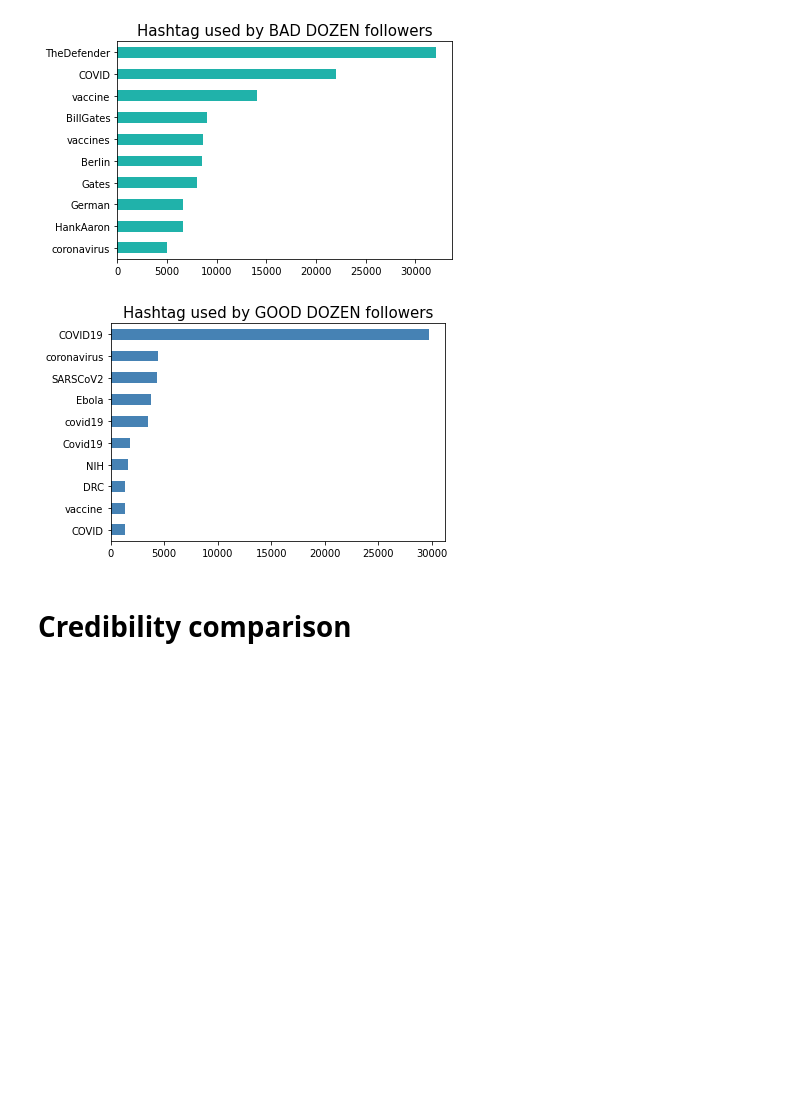
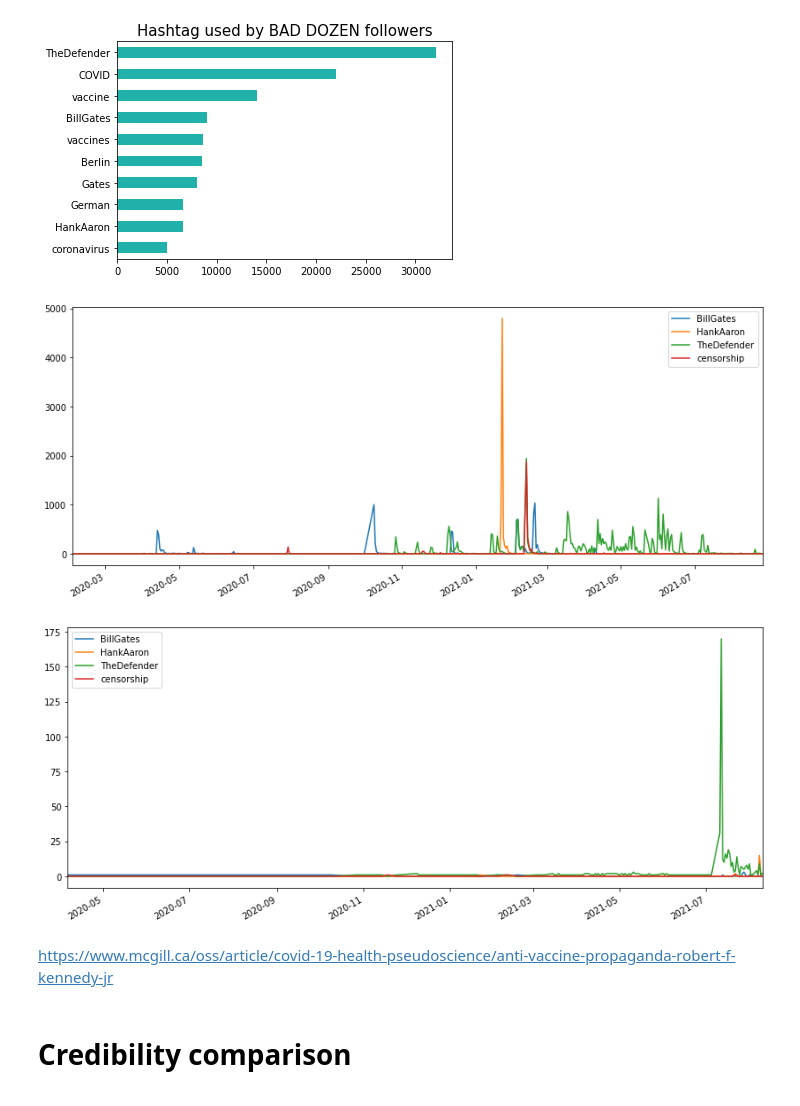
Before and after one commit to gi-ux/BachelorProject, a Jupyter notebook: notebook/dozen/Dozen_Comparison.ipynb, the cells around one changed output. Drawn from its saved outputs; the diff is of its cells as text; code cells hidden in the pictures; blank space fills up the shorter version.

```diff
--- a/notebook/dozen/Dozen_Comparison.ipynb
+++ b/notebook/dozen/Dozen_Comparison.ipynb
@@ -768,17 +768,16 @@ def get_series(hash_date, name):
     serie = pd.Series(dates_list, name=name).value_counts().sort_index()
     return serie
 # %%
-def plot_lines(hashtags):
-    x1 = get_series(hash_date, hashtags[0])
-    x2 = get_series(hash_date, hashtags[1])
-    x3 = get_series(hash_date, hashtags[2])
-    x4 = get_series(hash_date, hashtags[3])
-    x5 = get_series(hash_date, hashtags[4])
-    df = pd.concat([x1, x2, x3, x4, x5], axis=1)
+def plot_lines(hashtags, hash_date):
+    df = pd.DataFrame()
+    x = []
+    for i in range(len(hashtags)):
+        x.append(get_series(hash_date, hashtags[i]))
+    df = pd.concat([i for i in x], axis=1)
     df = df.fillna(0)
     df.sort_index(ascending=True, inplace=True)
     lines = df.plot.line(figsize=(14,6))
-    lines.set_xlim([date(2020, 1, 1), date(2021, 9, 1)])
+    lines.set_xlim([df.first_valid_index(), df.last_valid_index()])
 # %%
 val = pd.Series(tweets_utils.hashtag_process(df_bad_activity))
 val = val.value_counts().sort_values(ascending=False)
@@ -793,6 +792,6 @@ plt.show()
 importlib.reload(tweets_utils)
 df_bad_hashtags = df_bad_dozen_interactions[["created_at", "hashtags"]]
 df_bad_hashtags = df_bad_hashtags[df_bad_hashtags["hashtags"]!="[]"]
-hash_date = tweets_utils.hashtag_date(df_bad_hashtags)
-hashtags = list(val[:5].index)
-plot_lines(hashtags)
+hash_date_bad = tweets_utils.hashtag_date(df_bad_hashtags)
+hashtags = list(val[:1].index)
+plot_lines(hashtags, hash_date_bad)
@@ -866,15 +847,26 @@ plt.show()
 # %% [output]
 [figure]
 # %%
-val = pd.Series(tweets_utils.hashtag_process(df_good_activity))
-val = val.value_counts().sort_values(ascending=False)
-fig = plt.figure()
-ax = val[:10].plot(kind='barh', color='steelblue') #red #darkturquoise
-ax.set_title('Hashtag used by GOOD DOZEN followers', fontsize=15)
-ax.invert_yaxis()
-plt.show()
+# val2 = pd.Series(tweets_utils.hashtag_process(good_rt_in))
+# val2 = val.value_counts().sort_values(ascending=False)
+# fig = plt.figure()
+# ax = val2[:10].plot(kind='barh', color='steelblue') #red #darkturquoise
+# ax.set_title('Hashtag used by GOOD DOZEN followers', fontsize=15)
+# ax.invert_yaxis()
+# plt.show()
-# %% [output]
-[figure, removed]
+# %%
+# importlib.reload(tweets_utils)
+# df_b_hashtags = bad_rt_in[["created_at", "hashtags"]]
+# df_b_hashtags= bad_rt_in[bad_rt_in["hashtags"]!="[]"]
+# hash_date_rt_bad = tweets_utils.hashtag_date(df_b_hashtags)
+hashtags = ["BillGates", "HankAaron", "TheDefender", "censorship"]
+plot_lines(hashtags, hash_date_rt_bad)
+plot_lines(hashtags, hash_date_bad)
+# %% [output]
+[figure, added]
+[figure, added]
+# %% [markdown]
+https://www.mcgill.ca/oss/article/covid-19-health-pseudoscience/anti-vaccine-propaganda-robert-f-kennedy-jr
 # %% [markdown]
 # Credibility comparison
 <a id="cred_comp"/>
```
Also changed, not shown: parts of 6 cells of this notebook, 1 other file.
